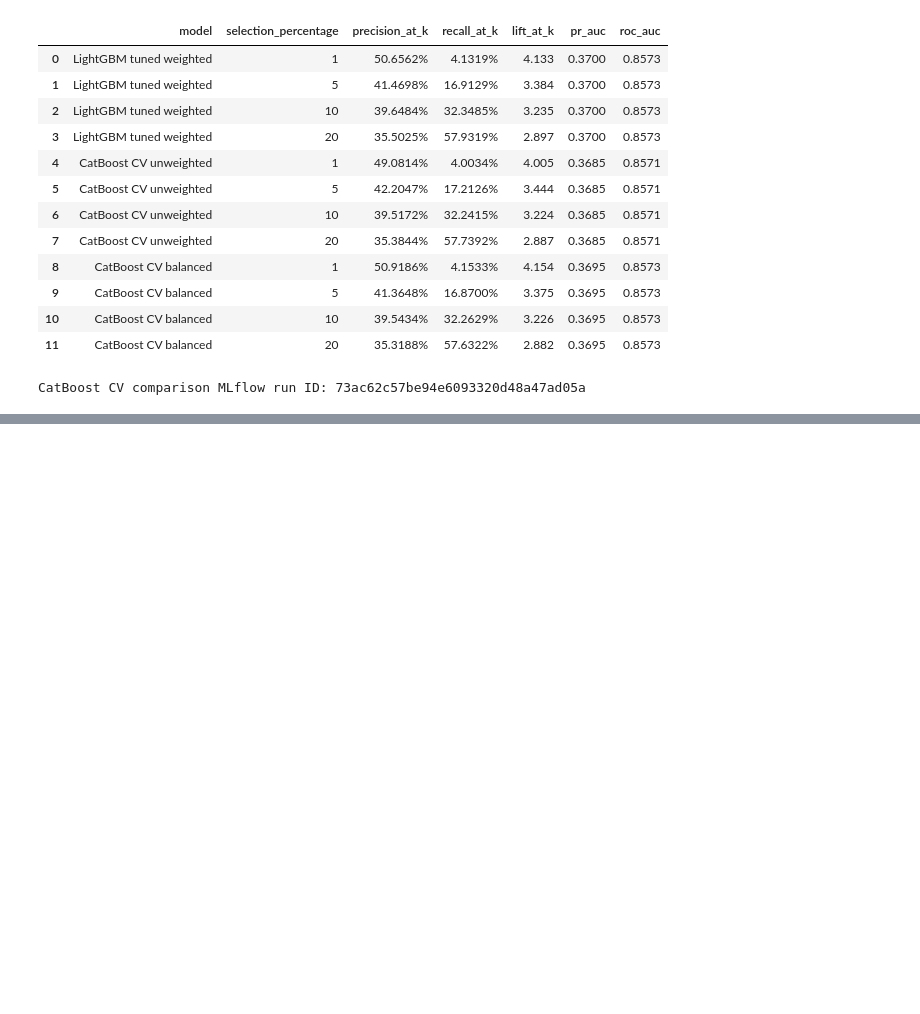
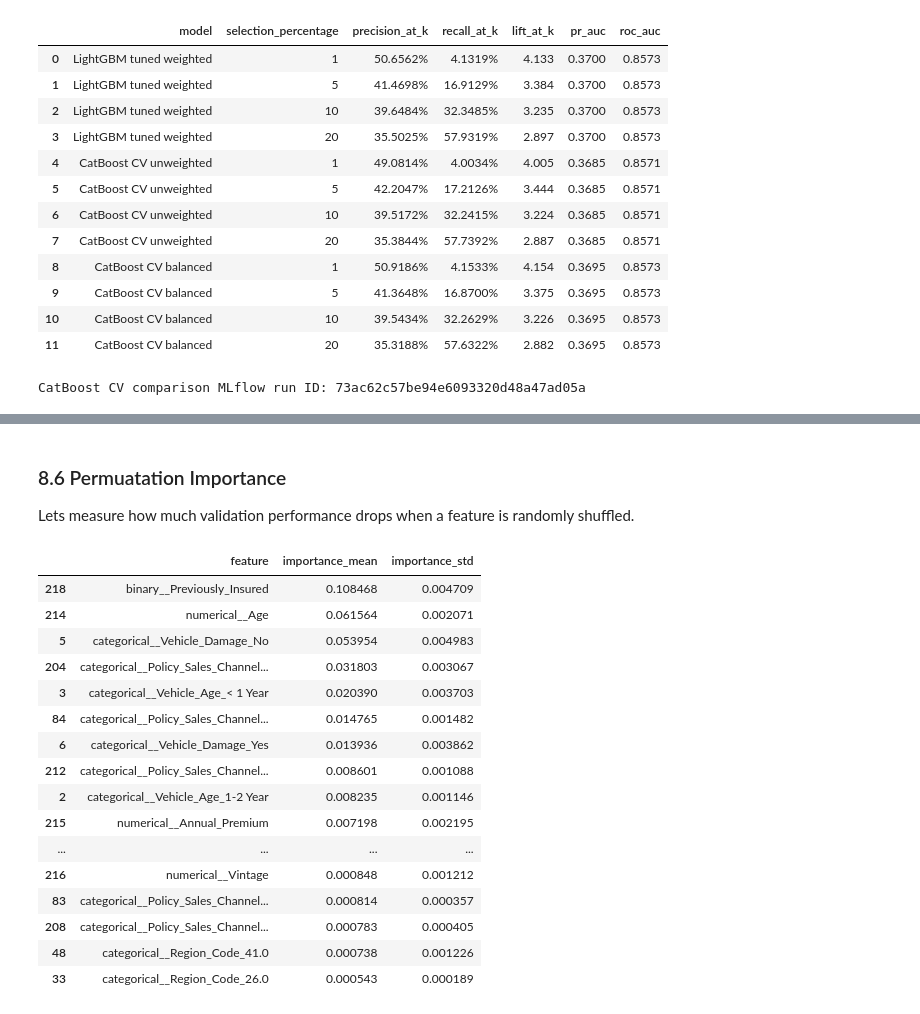
Before and after one commit to Youngboy01/vehicle-Insurance, a Jupyter notebook: notebooks/experimentation_v2.ipynb, the cells around one changed output, grey strips where cells are left out. Cells and saved outputs as stored; diff of their text form; code cells hidden in the pictures; blank space fills up the shorter version.

```diff
--- a/notebooks/experimentation_v2.ipynb
+++ b/notebooks/experimentation_v2.ipynb
@@ -1754,0 +2018,54 @@ CatBoost CV comparison MLflow run ID: 73ac62c57be94e6093320d48a47ad05a
+# %% [markdown]
+### 8.6 Permuatation Importance
+Lets measure how much validation performance drops when a feature is randomly shuffled.
+# %%
+from sklearn.inspection import permutation_importance
+
+best_lgbm = tuned_models["class_weighted"]
+
+# ColumnTransformer returned a sparse matrix. Convert only the validation
+# matrix used for permutation importance to a dense array.
+X_val_for_permutation = (
+    X_val_processed.toarray()
+    if hasattr(X_val_processed, "toarray")
+    else X_val_processed
+)
+
+permutation_result = permutation_importance(
+    best_lgbm,
+    X_val_for_permutation,
+    y_val,
+    scoring="average_precision",
+    n_repeats=5,
+    random_state=random_state,
+    n_jobs=1,
+)
+
+permutation_importance_df = pd.DataFrame({
+    "feature": preprocessor.get_feature_names_out(),
+    "importance_mean": permutation_result.importances_mean,
+    "importance_std": permutation_result.importances_std,
+})
+
+permutation_importance_df.sort_values(
+    "importance_mean",
+    ascending=False,
+).head(25)
+# %% [output]
+|  | feature | importance_mean | importance_std |
+| 218 | binary__Previously_Insured | 0.108468 | 0.004709 |
+| 214 | numerical__Age | 0.061564 | 0.002071 |
+| 5 | categorical__Vehicle_Damage_No | 0.053954 | 0.004983 |
+| 204 | categorical__Policy_Sales_Channel... | 0.031803 | 0.003067 |
+| 3 | categorical__Vehicle_Age_< 1 Year | 0.020390 | 0.003703 |
+| 84 | categorical__Policy_Sales_Channel... | 0.014765 | 0.001482 |
+| 6 | categorical__Vehicle_Damage_Yes | 0.013936 | 0.003862 |
+| 212 | categorical__Policy_Sales_Channel... | 0.008601 | 0.001088 |
+| 2 | categorical__Vehicle_Age_1-2 Year | 0.008235 | 0.001146 |
+| 215 | numerical__Annual_Premium | 0.007198 | 0.002195 |
+| ... | ... | ... | ... |
+| 216 | numerical__Vintage | 0.000848 | 0.001212 |
+| 83 | categorical__Policy_Sales_Channel... | 0.000814 | 0.000357 |
+| 208 | categorical__Policy_Sales_Channel... | 0.000783 | 0.000405 |
+| 48 | categorical__Region_Code_41.0 | 0.000738 | 0.001226 |
+| 33 | categorical__Region_Code_26.0 | 0.000543 | 0.000189 |
```
Also changed, not shown: parts of 23 cells of this notebook.
